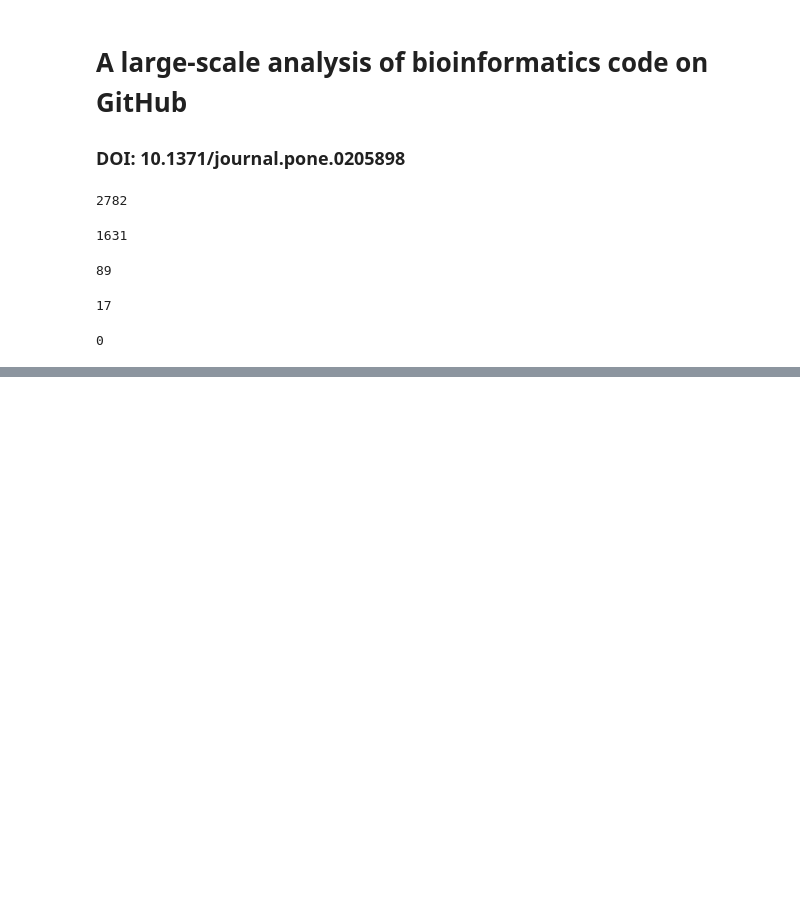
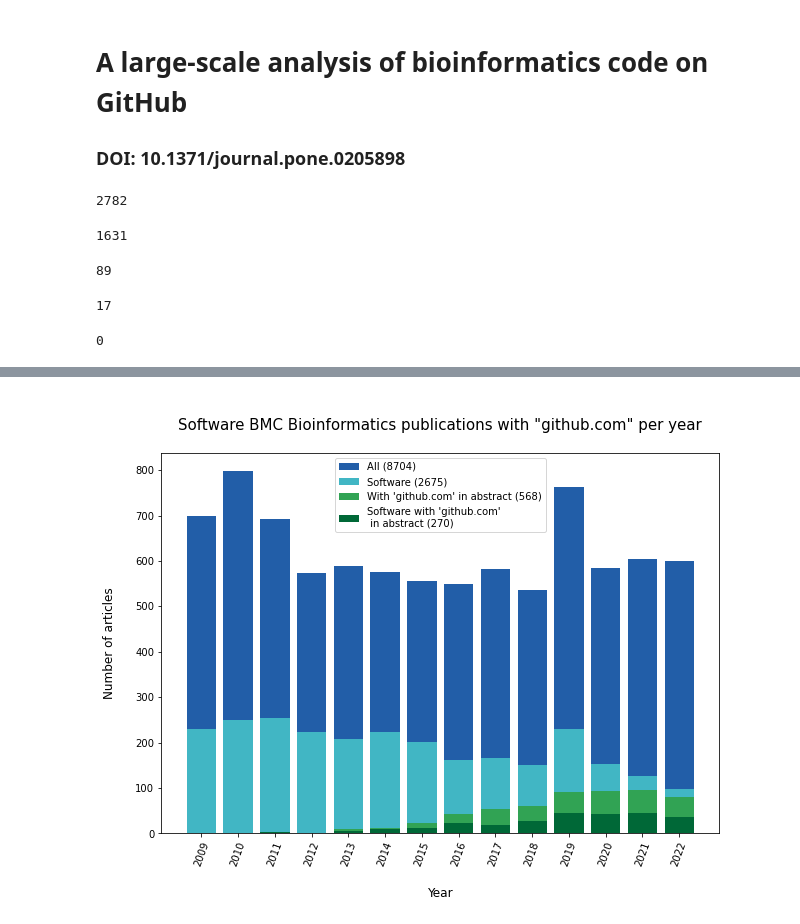
Before and after one commit to zhukovanadezhda/bioinformatics-software, a Jupyter notebook: pubmed_api.ipynb, the cells around one changed output, grey strips where cells are left out. Saved outputs shown, nothing was run; the diff lists cells and outputs as text; code cells hidden in the pictures; blank space fills up the shorter version.

```diff
--- a/pubmed_api.ipynb
+++ b/pubmed_api.ipynb
@@ -505,0 +572,13 @@ df.to_csv('file_info.tsv', sep='\t', index=False)
+# %%
+def is_software(PMID, access_token, log_file):
+    tags = []
+    dict = pbmd.get_summary(PMID, access_token, log_file)['PubmedArticleSet']['PubmedArticle']['MedlineCitation']['MeshHeadingList']['MeshHeading']
+    try:
+        tags.append(dict['DescriptorName']['#text'])
+    except:
+        for i in dict:
+            tags.append(i['DescriptorName']['#text'])
+    if 'Software' in tags:
+        return 1
+    else:
+        return 0
@@ -505,0 +647,29 @@ df.to_csv('file_info.tsv', sep='\t', index=False)
+# %%
+fig, ax = plt.subplots(figsize=(10, 7))
+
+years = list(range(2009, 2023))
+values_journal = list(stats_in_journal.values())
+values_soft = list(stats_soft.values())
+values_links = list(stats_with_link.values())
+values_soft_with_link = list(stats_soft_with_link.values())
+
+
+ax.bar(years, values_journal, color='#225ea8')
+ax.bar(years, values_soft, color='#41b6c4')
+ax.bar(years, values_links, color='#31a354')
+ax.bar(years, values_soft_with_link, color='#006837')
+
+ax.legend([f"All ({sum(values_journal)})",
+           f"Software ({sum(values_soft)})",
+           f"With 'github.com' in abstract ({sum(values_links)})",
+           f"Software with 'github.com' \n in abstract ({sum(values_soft_with_link)})"], loc = 'upper center')
+
+ax.set_xlabel('\nYear', fontsize=12, fontfamily='sans-serif')
+ax.set_ylabel('Number of articles\n', fontsize=12, fontfamily='sans-serif')
+ax.set_title('\nSoftware BMC Bioinformatics publications with "github.com" per year\n', fontsize=15, fontfamily='sans-serif')
+
+plt.xticks(years, rotation=70)
+
+plt.show()
+# %% [output]
+[figure, added]
```
Also changed, not shown: parts of 7 cells of this notebook, 17 other files.
